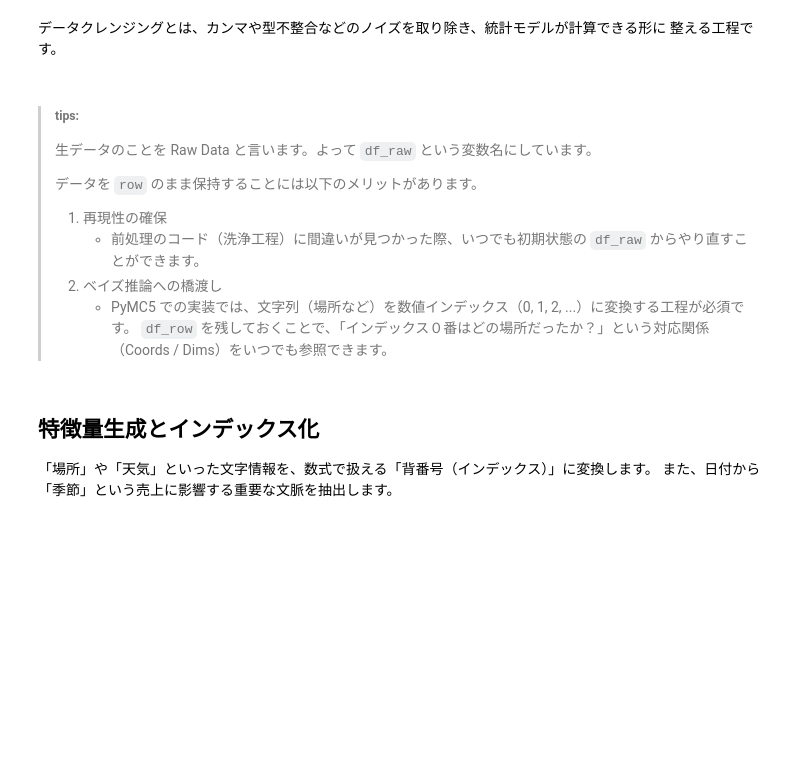
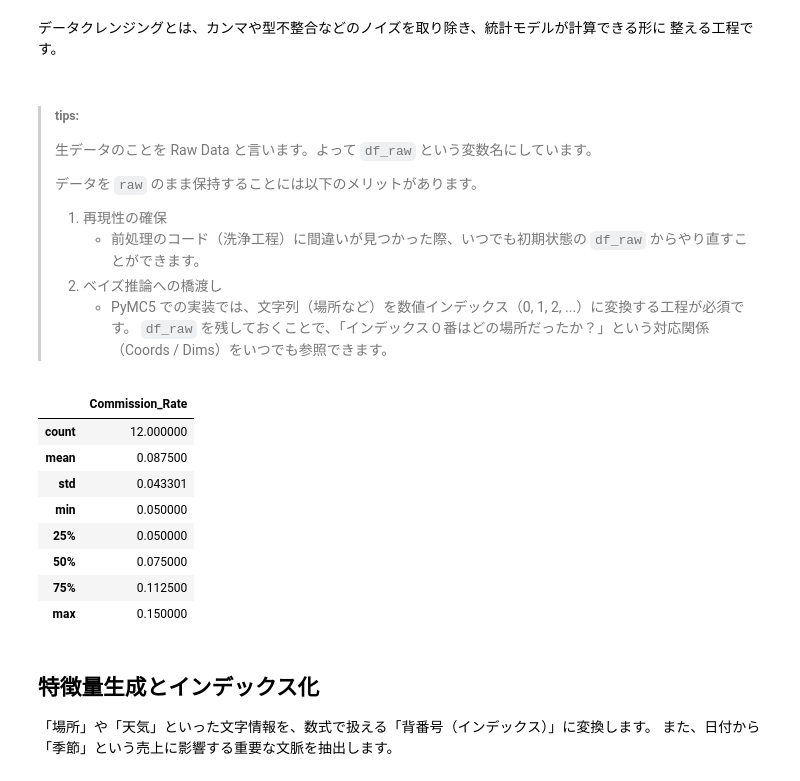
Before and after one commit to petalab-io/bayesian-iroha, a Jupyter notebook: notebooks/03_Sales_forecast_by_market_location/hierarchical_baysian_linear_regression.ipynb, the cells around one changed output. Saved outputs shown, nothing was run; the diff lists cells and outputs as text; code cells hidden in the pictures; blank space fills up the shorter version.

```diff
--- a/notebooks/03_Sales_forecast_by_market_location/hierarchical_baysian_linear_regression.ipynb
+++ b/notebooks/03_Sales_forecast_by_market_location/hierarchical_baysian_linear_regression.ipynb
@@ -106,12 +106,24 @@ df
 > ##### tips:
 > 生データのことを Raw Data と言います。よって `df_raw` という変数名にしています。
 >
-> データを `row` のまま保持することには以下のメリットがあります。
+> データを `raw` のまま保持することには以下のメリットがあります。
 > 1. 再現性の確保
 >     - 前処理のコード（洗浄工程）に間違いが見つかった際、いつでも初期状態の `df_raw` からやり直すことができます。
 > 2. ベイズ推論への橋渡し
 >       - PyMC5 での実装では、文字列（場所など）を数値インデックス（0, 1, 2, ...）に変換する工程が必須です。
->           `df_row` を残しておくことで、「インデックス０番はどの場所だったか？」という対応関係（Coords / Dims）をいつでも参照できます。
+>           `df_raw` を残しておくことで、「インデックス０番はどの場所だったか？」という対応関係（Coords / Dims）をいつでも参照できます。
+# %%
+df_raw.describe()
+# %% [output]
+|  | Commission_Rate |
+| count | 12.000000 |
+| mean | 0.087500 |
+| std | 0.043301 |
+| min | 0.050000 |
+| 25% | 0.050000 |
+| 50% | 0.075000 |
+| 75% | 0.112500 |
+| max | 0.150000 |
 # %% [markdown]
 ## 特徴量生成とインデックス化
 「場所」や「天気」といった文字情報を、数式で扱える「背番号（インデックス）」に変換します。
```
Also changed, not shown: parts of 12 cells of this notebook.
